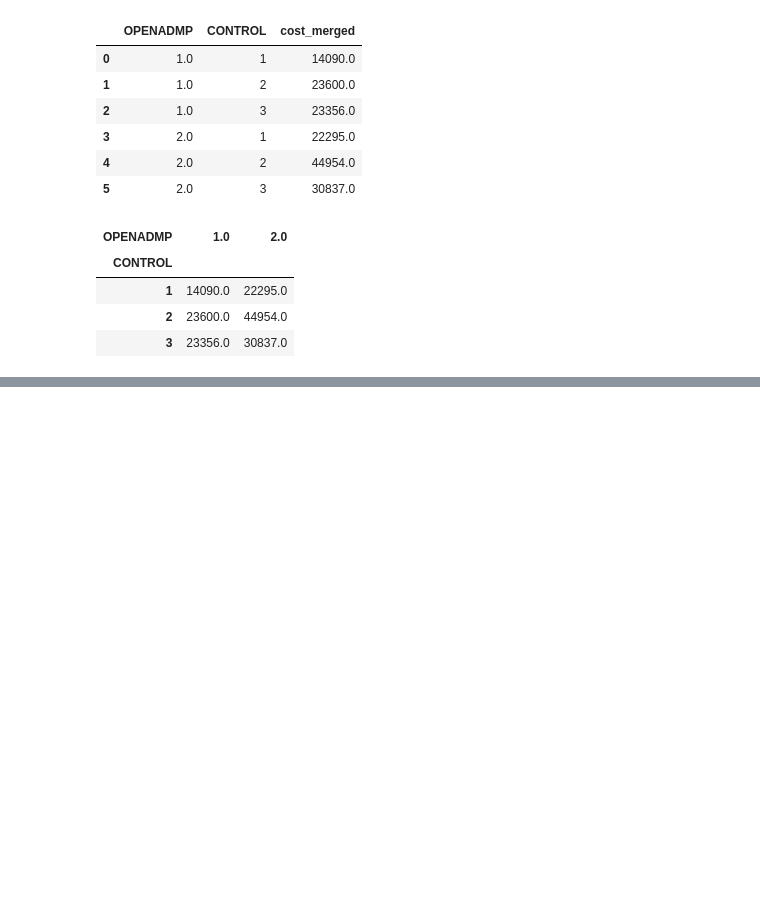
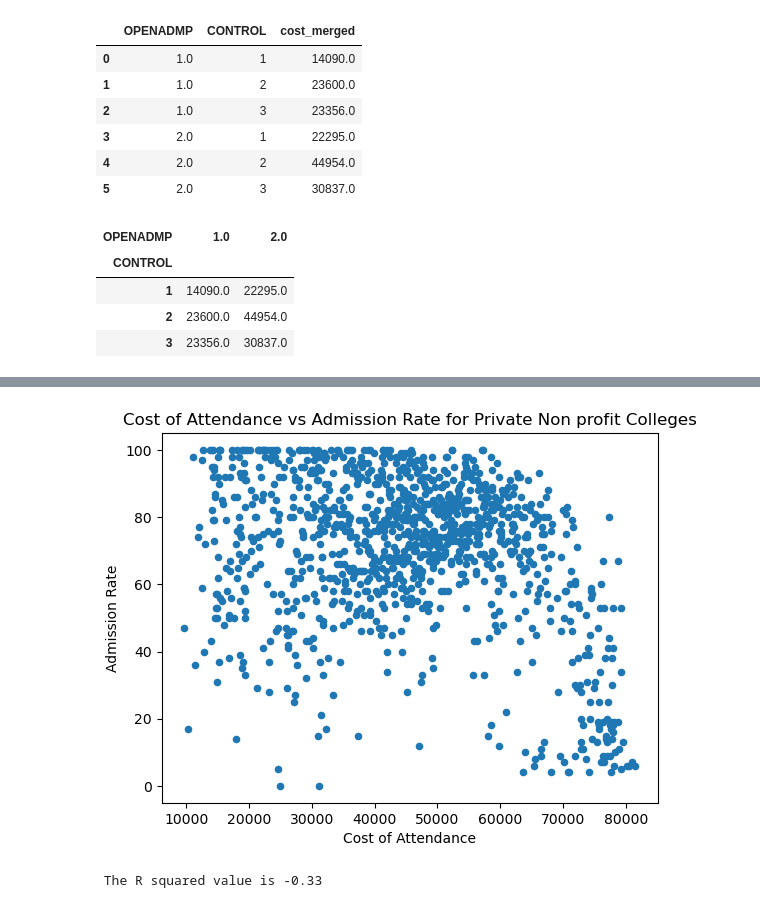
Before and after one commit to Wook22/Education_Institution_Data_Analysis, a Jupyter notebook: test_costanalysis.ipynb, the cells around one changed output, grey strips where cells are left out. Drawn from its saved outputs; the diff is of its cells as text; code cells hidden in the pictures; blank space fills up the shorter version.

Commit message:
correlation

```diff
--- a/test_costanalysis.ipynb
+++ b/test_costanalysis.ipynb
@@ -134,0 +145,10 @@ for p in ax.patches:
+# %%
+# filtering to get all non open admission  & private non profit colleges
+adm_clean_df = clean_df[["UNITID", "INSTNM", "CONTROL", "OPENADMP","cost_merged", "adm_merged" ]]
+adm_loc = adm_clean_df.loc[(adm_clean_df["OPENADMP"]== 2.0) | (adm_clean_df["OPENADMP"]== 3.0)]
+
+#dropping null values if any in admission requiremnt column
+adm_cost = adm_loc .dropna(subset=["adm_merged"])
+adm_cost["adm_merged"] = (adm_cost[["adm_merged"]]*100).round()
+priv = adm_cost.loc[(adm_cost["CONTROL"]==2)]
+priv
@@ -134,0 +169,15 @@ for p in ax.patches:
+# %%
+# creating scatter plot for admission rate vs cost
+sc = priv.plot.scatter(x="cost_merged", y="adm_merged",
+                           title="Cost of Attendance vs Admission Rate for Private Non profit Colleges")
+sc.set_xlabel("Cost of Attendance")
+sc.set_ylabel("Admission Rate")
+plt.show()
+
+cost = priv["cost_merged"]
+adm_rate = priv["adm_merged"]
+correlation = st.pearsonr(cost, adm_rate)
+print(f" The R squared value is {round(correlation[0],2)}")
+# %% [output]
+[figure, added]
+ The R squared value is -0.33
```
Also changed, not shown: parts of 14 cells of this notebook.
